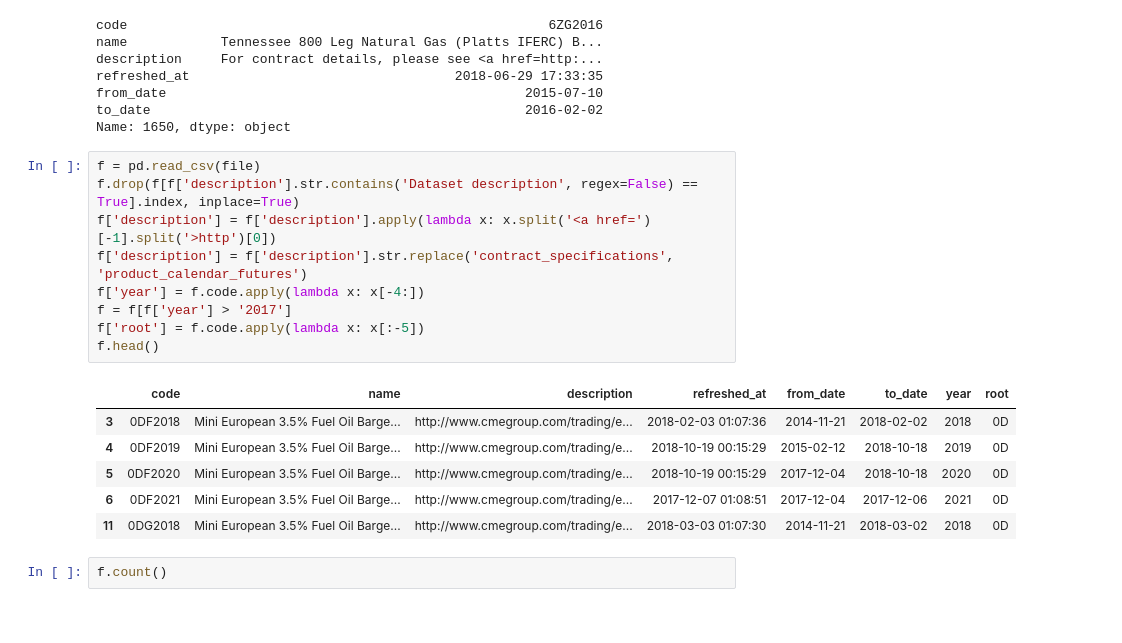
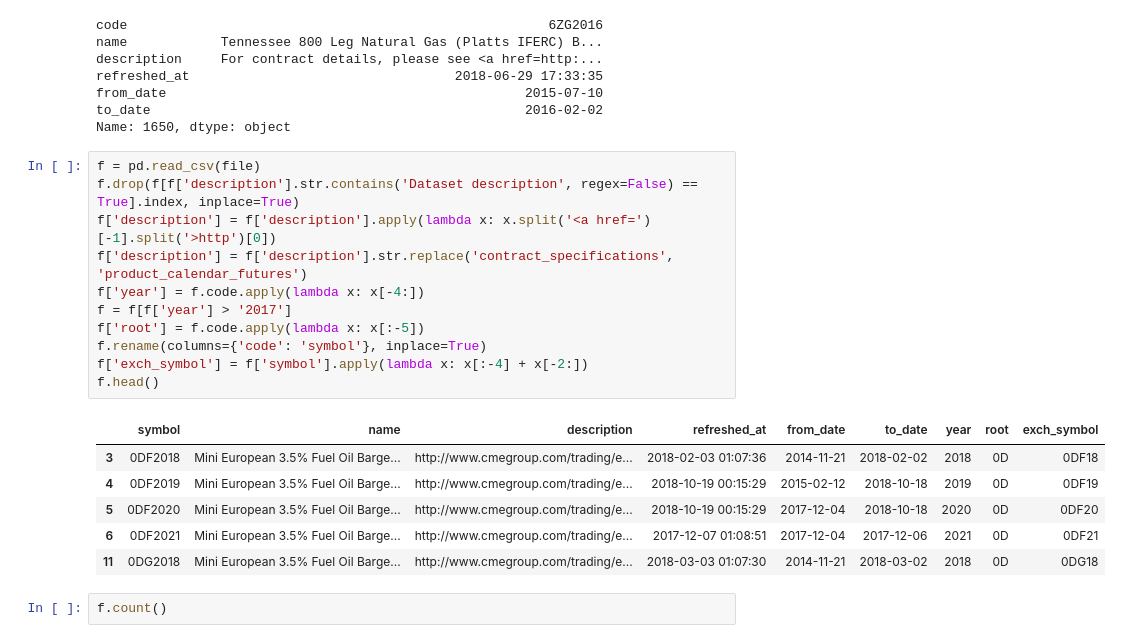
Before and after one commit to t1user/zipline, a Jupyter notebook: expiry_downloader.ipynb, the cells around one changed output. Drawn from its saved outputs; the diff is of its cells as text.

Commit message:
contract specs table

```diff
--- a/expiry_downloader.ipynb
+++ b/expiry_downloader.ipynb
@@ -22,19 +24,21 @@ Name: 1650, dtype: object
 # %%
 f = pd.read_csv(file)
 f.drop(f[f['description'].str.contains('Dataset description', regex=False) == True].index, inplace=True)
 f['description'] = f['description'].apply(lambda x: x.split('<a href=')[-1].split('>http')[0])
 f['description'] = f['description'].str.replace('contract_specifications', 'product_calendar_futures')
 f['year'] = f.code.apply(lambda x: x[-4:])
 f = f[f['year'] > '2017']
 f['root'] = f.code.apply(lambda x: x[:-5])
+f.rename(columns={'code': 'symbol'}, inplace=True)
+f['exch_symbol'] = f['symbol'].apply(lambda x: x[:-4] + x[-2:])
 f.head()
 # %% [output]
-|  | code | name | description | refreshed_at | from_date | to_date | year | root |
-| 3 | 0DF2018 | Mini European 3.5% Fuel Oil Barge... | http://www.cmegroup.com/trading/e... | 2018-02-03 01:07:36 | 2014-11-21 | 2018-02-02 | 2018 | 0D |
-| 4 | 0DF2019 | Mini European 3.5% Fuel Oil Barge... | http://www.cmegroup.com/trading/e... | 2018-10-19 00:15:29 | 2015-02-12 | 2018-10-18 | 2019 | 0D |
-| 5 | 0DF2020 | Mini European 3.5% Fuel Oil Barge... | http://www.cmegroup.com/trading/e... | 2018-10-19 00:15:29 | 2017-12-04 | 2018-10-18 | 2020 | 0D |
-| 6 | 0DF2021 | Mini European 3.5% Fuel Oil Barge... | http://www.cmegroup.com/trading/e... | 2017-12-07 01:08:51 | 2017-12-04 | 2017-12-06 | 2021 | 0D |
-| 11 | 0DG2018 | Mini European 3.5% Fuel Oil Barge... | http://www.cmegroup.com/trading/e... | 2018-03-03 01:07:30 | 2014-11-21 | 2018-03-02 | 2018 | 0D |
+|  | symbol | name | description | refreshed_at | from_date | to_date | year | root | exch_symbol |
+| 3 | 0DF2018 | Mini European 3.5% Fuel Oil Barge... | http://www.cmegroup.com/trading/e... | 2018-02-03 01:07:36 | 2014-11-21 | 2018-02-02 | 2018 | 0D | 0DF18 |
+| 4 | 0DF2019 | Mini European 3.5% Fuel Oil Barge... | http://www.cmegroup.com/trading/e... | 2018-10-19 00:15:29 | 2015-02-12 | 2018-10-18 | 2019 | 0D | 0DF19 |
+| 5 | 0DF2020 | Mini European 3.5% Fuel Oil Barge... | http://www.cmegroup.com/trading/e... | 2018-10-19 00:15:29 | 2017-12-04 | 2018-10-18 | 2020 | 0D | 0DF20 |
+| 6 | 0DF2021 | Mini European 3.5% Fuel Oil Barge... | http://www.cmegroup.com/trading/e... | 2017-12-07 01:08:51 | 2017-12-04 | 2017-12-06 | 2021 | 0D | 0DF21 |
+| 11 | 0DG2018 | Mini European 3.5% Fuel Oil Barge... | http://www.cmegroup.com/trading/e... | 2018-03-03 01:07:30 | 2014-11-21 | 2018-03-02 | 2018 | 0D | 0DG18 |
 # %%
 f.count()
 # %% [output]
```
Also changed, not shown: parts of 18 cells of this notebook, 18 other files.
